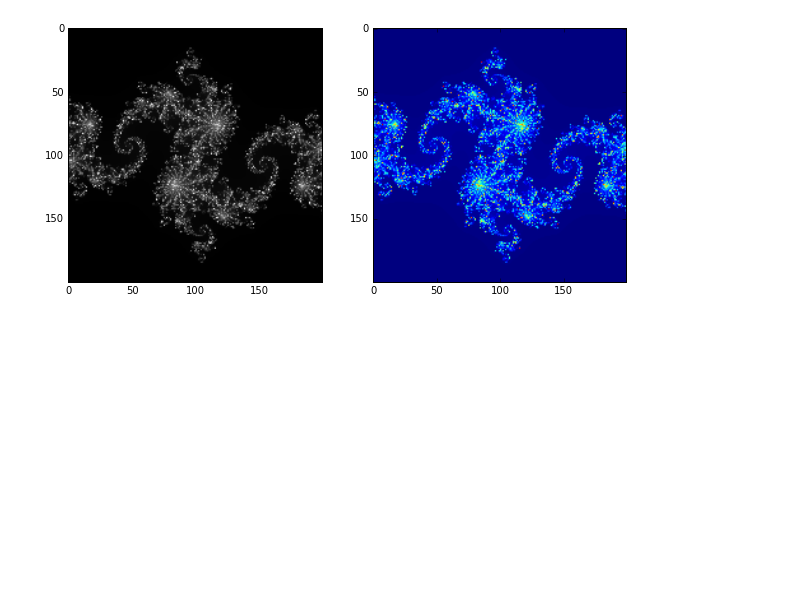
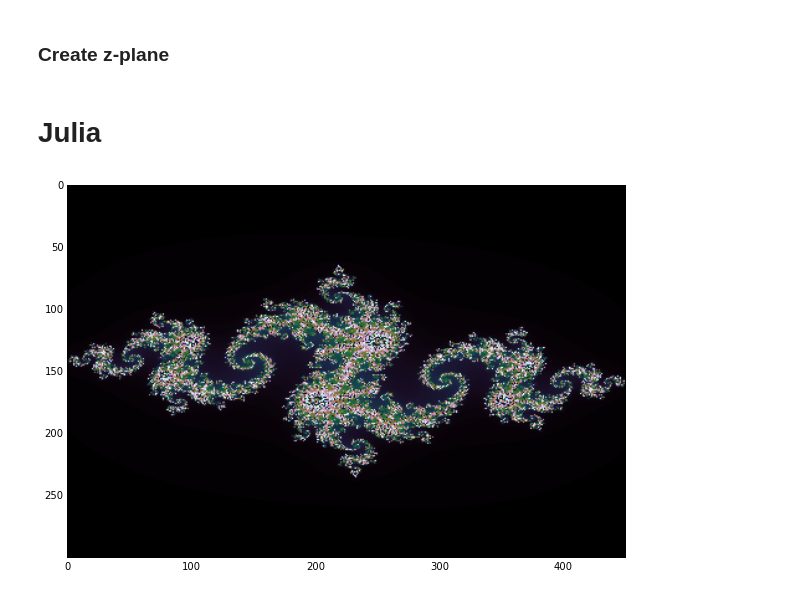
Before and after one commit to azmiozgen/fraken, a Jupyter notebook: julia_set_test.ipynb, the cells around one changed output. Cells and saved outputs as stored; diff of their text form; code cells hidden in the pictures; blank space fills up the shorter version.

Commit message:
Add Mandelbrot set, zoom utility. Cmap is fixed at cubehelix.

```diff
--- a/julia_set_test.ipynb
+++ b/julia_set_test.ipynb
@@ -4,30 +4,39 @@ import numpy as np
 %matplotlib inline
 plt.rcParams['figure.figsize'] = (10, 10)
 # %%
-def recur_Julia(z_plane, c, threshold=2, limit=1000):
-    image = np.zeros(z_plane.shape)
+def release(z_plane, model="mandelbrot", c=None, threshold=2, limit=1000):
+    image = np.zeros(z_plane.shape, dtype=np.uint8)
     for [i, j], z in np.ndenumerate(z_plane):
+        if model == "mandelbrot":
+            c = z
+        elif model == "julia":
+            if c == None:
+                raise ValueError("c must be given!")
+        else:
+            raise ValueError("Model not found!")
         intensity = 0
         while (abs(z) < threshold) and (intensity < limit):
             z = z * z + c
             intensity += 1
         image[i, j] = intensity
     return image
+# %% [markdown]
+### Create z-plane
 # %%
-width = 200
-heigth = 200
-a = np.arange(-1, 1, 2. / width)
-b = -np.arange(-1, 1, 2. / heigth)
+width = 300
+height = 200
+zoom = 0.65
+bound = round((1. / zoom), 1)
+a = np.arange(-bound, bound, 2. / width)
+b = -np.arange(-bound, bound, 2. / height)
 z_plane = np.array([np.complex(r, i) for i in b for r in a])
-z_plane = z_plane.reshape(width, heigth)
+z_plane = z_plane.reshape(int(height * bound), int(width * bound))
+# %% [markdown]
+# Julia
 # %%
-img = recur_Julia(z_plane, c=- 0.8 + 0.156j, threshold=10)
+img = release(z_plane, model="julia", c=-0.8 + 0.156j, limit=1000)
 #img = img * 255 / img.max()
-fig = plt.figure()
-fig.add_subplot(1, 2, 1)
-plt.imshow(img, cmap=plt.cm.Greys_r)
-fig.add_subplot(1, 2, 2)
-plt.imshow(img)
+plt.imshow(img, cmap=plt.cm.cubehelix)
 plt.show()
 # %% [output]
-[figure, old version]
+[figure, new version]
```
Also changed, not shown: parts of 5 cells of this notebook, 1 other file.
